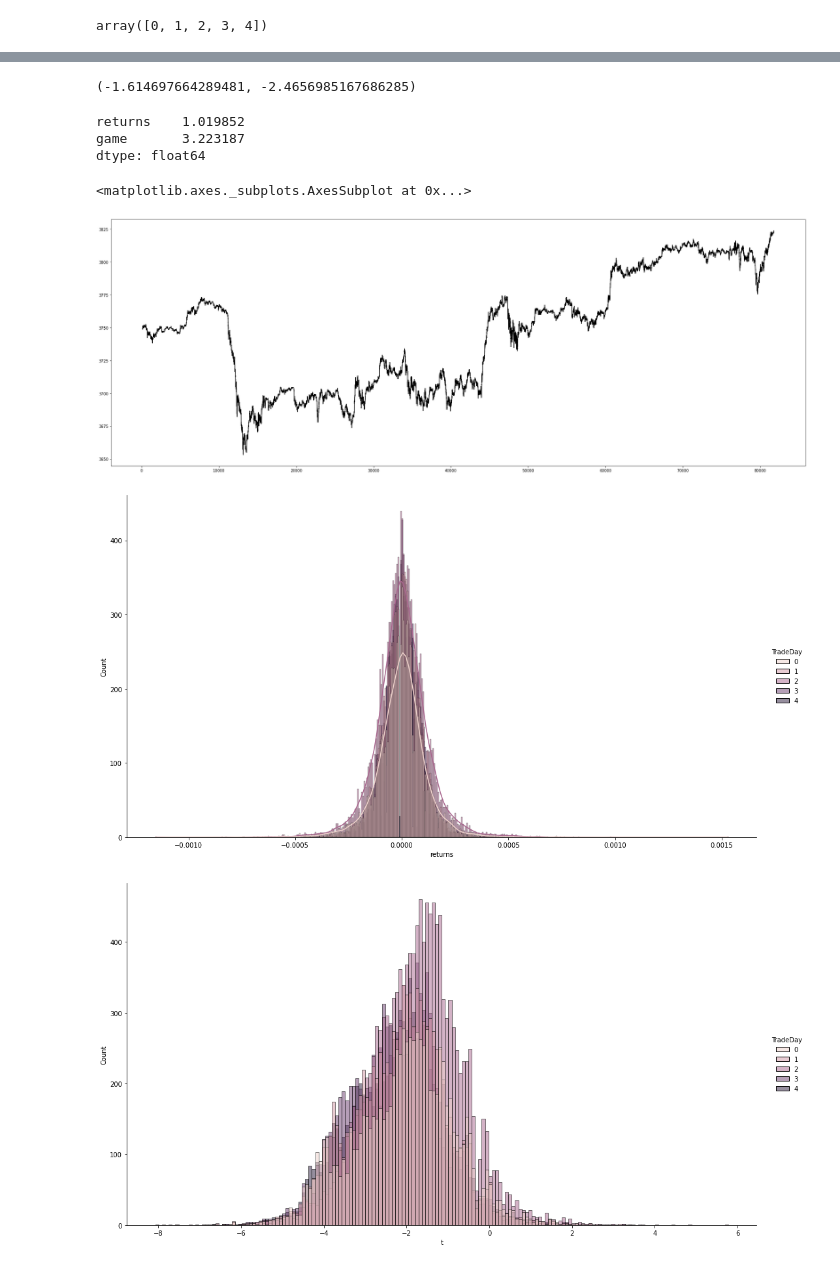
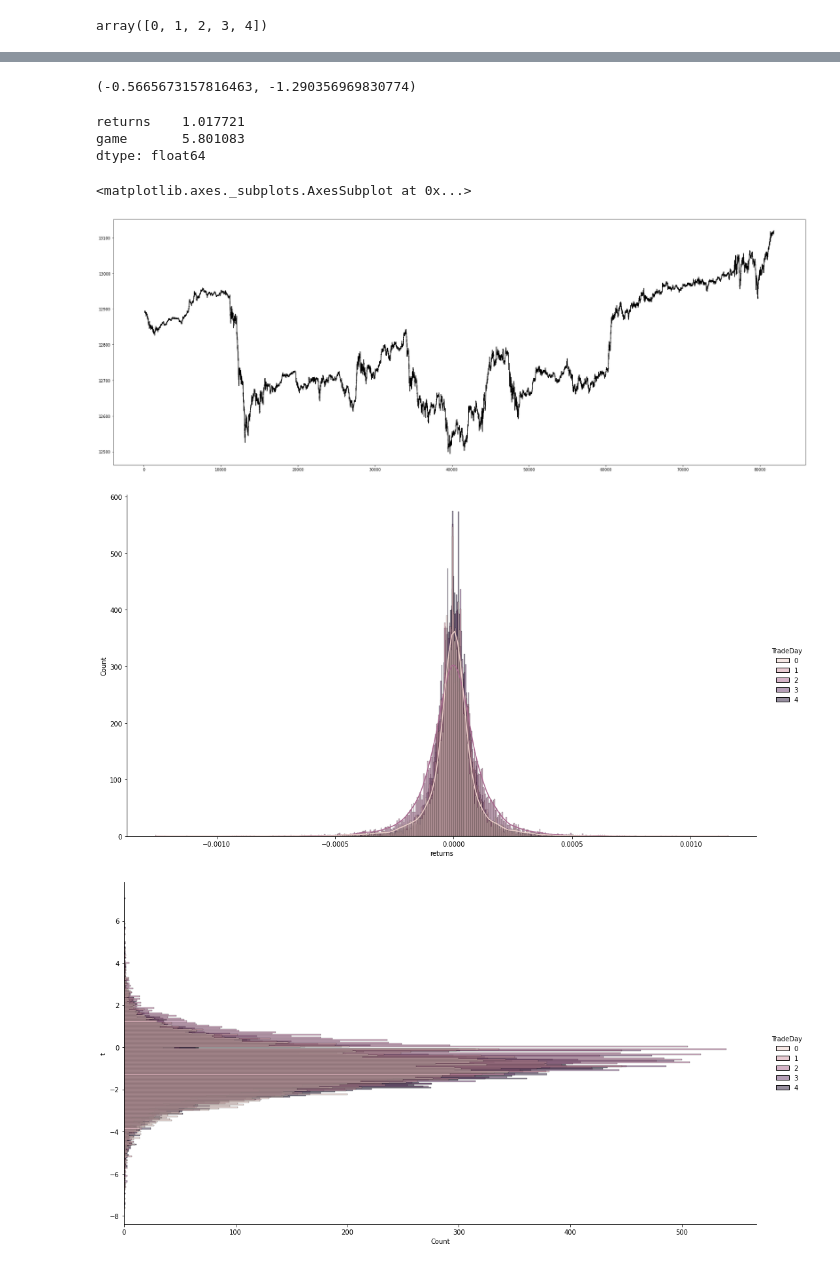
Before and after one commit to hublun/TWSApi, a Jupyter notebook: TWS_BackTesting.ipynb, the cells around one changed output, grey strips where cells are left out. Saved outputs shown, nothing was run; the diff lists cells and outputs as text; code cells hidden in the pictures.

```diff
--- a/TWS_BackTesting.ipynb
+++ b/TWS_BackTesting.ipynb
@@ -6,7 +6,7 @@ import numpy as np
 import matplotlib.pyplot as plt
 import seaborn as sns
 # %%
-df = pd.read_pickle('/content/drive/MyDrive/TWS/Weekly5S/SP500/MES20210103_to_20210108170000.pkl')
+df = pd.read_pickle('/content/drive/MyDrive/TWS/Weekly5S/NQ/MNQ20210103_to_20210108170000.pkl')
 # %%
 df["Time"] = pd.to_datetime(df["time"], format='%Y%m%d  %H:%M:%S', yearfirst=True)
 # %%
@@ -56,7 +56,7 @@ tupp=df.t.quantile(q=0.65)
 tlow = df.t.quantile(q=0.35)
 tupp, tlow
 # %% [output]
-(-1.614697664289481, -2.4656985167686285)
+(-0.5665673157816463, -1.290356969830774)
 # %%
 df['strategy']=df.t.apply(lambda x: 1 if x > tupp else -1 if x < tlow else 0)
 # %%
@@ -64,23 +64,23 @@ df['game'] = df.strategy.shift(1)*df.returns
 # %%
 df[['returns', 'game']].sum().apply(np.exp)
 # %% [output]
-returns    1.019852
-game       3.223187
+returns    1.017721
+game       5.801083
 dtype: float64
 # %%
 df.avg.plot(figsize=(33,12), colormap="copper")
 # %% [output]
 <matplotlib.axes._subplots.AxesSubplot at 0x...>
-[figure, old version]
+[figure, new version]
 # %%
 a4_dims = (40,20)
 #fig, axes = plt.subplots(nrows=1,ncols=2,figsize=a4_dims)
 sns.displot(data=df,x="returns" ,kde=True, hue="TradeDay",height=8, aspect=1.8)
-sns.displot(data=df,x="t",hue="TradeDay" ,color="Hour",height=8, aspect=1.8)
+sns.displot(data=df,y="t" ,hue="TradeDay",height=8, aspect=1.8)
 plt.show()
 # %% [output]
-[figure, old version]
+[figure, new version]
-[figure, old version]
+[figure, new version]
 # %%
 # a4_dims = (40,50)
 # fig, axes = plt.subplots(nrows=4,ncols=1,figsize=a4_dims)
```
Also changed, not shown: parts of 5 cells of this notebook.
